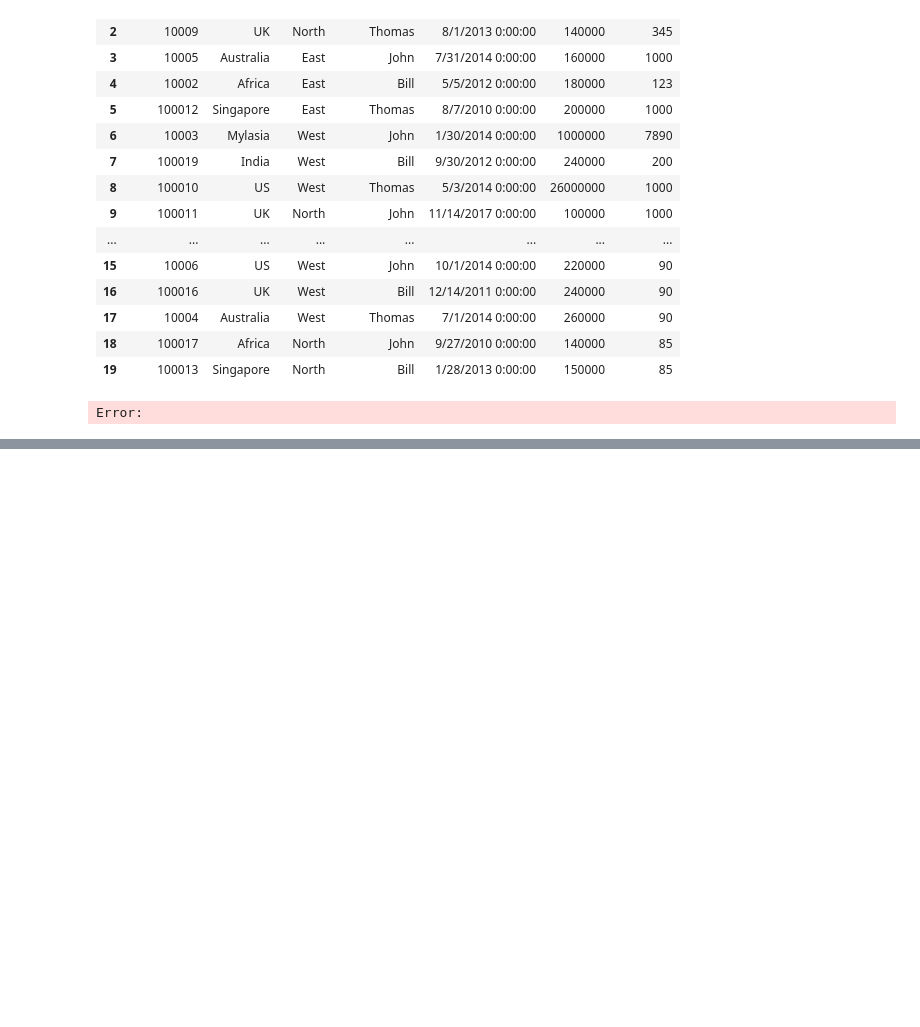
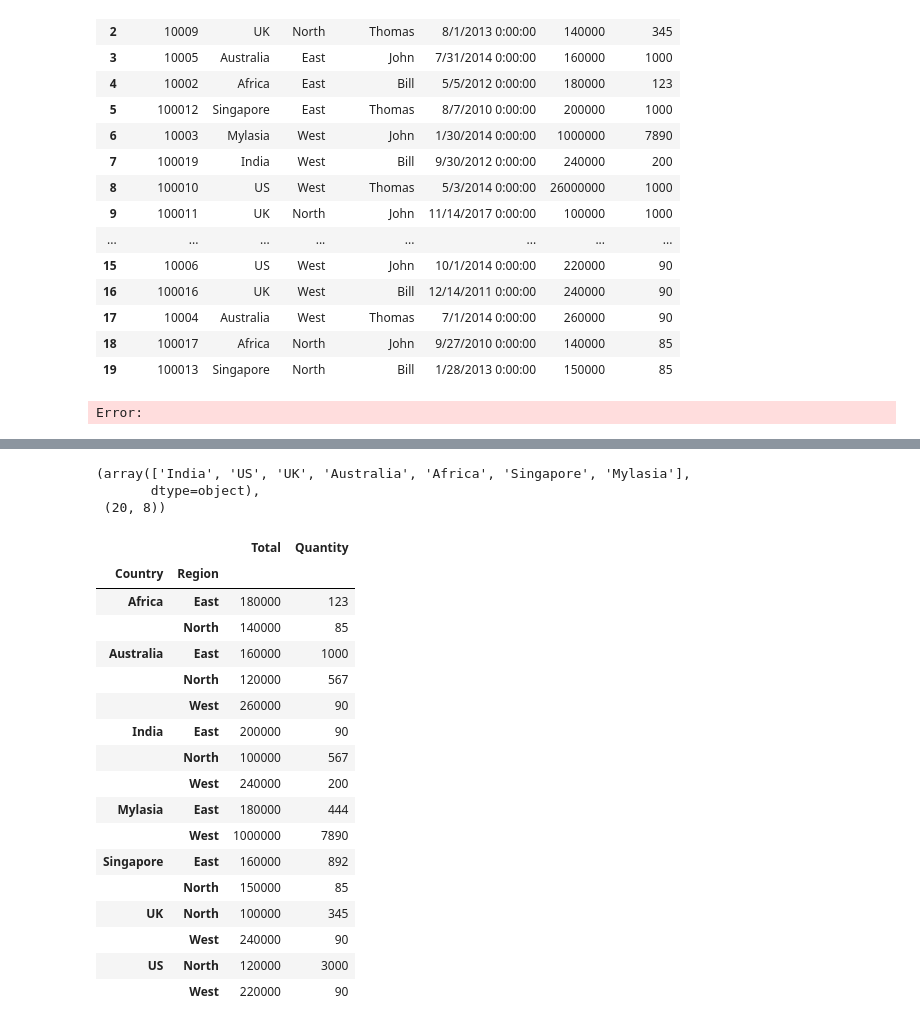
Before and after one commit to rupahli/AIML, a Jupyter notebook: Code/Practice/panda_course.ipynb, the cells around one changed output, grey strips where cells are left out. Drawn from its saved outputs; the diff is of its cells as text; code cells hidden in the pictures; blank space fills up the shorter version.

```diff
--- a/Code/Practice/panda_course.ipynb
+++ b/Code/Practice/panda_course.ipynb
@@ -277,3 +278,17 @@ df
 | 18 | 100017 | Africa | North | John | 9/27/2010 0:00:00 | 140000 | 85 |
 | 19 | 100013 | Singapore | North | Bill | 1/28/2013 0:00:00 | 150000 | 85 |
 Error:
+# %%
+import pandas as pd
+
+df = pd.read_csv("Data/Pandas - Q1 Sales.csv")
+
+df['Date of Purchase'] =  pd.to_datetime(df['Date of Purchase'])
+
+df.head()
+
+df['Bonus'] = df['Total']/100
+
+df['SellingRatio']= df['Total'] / df['Quantity']
+
+df.head()
@@ -279,0 +302,37 @@ Error:
+# %%
+df['Country'].unique(),df.shape # to check unique data in column and see we spearated two commands using ,
+# %% [output]
+(array(['India', 'US', 'UK', 'Australia', 'Africa', 'Singapore', 'Mylasia'],
+       dtype=object),
+ (20, 8))
+# %%
+## group by in pandas
+
+df.groupby('Country').sum(numeric_only=True) # group by country and do sum of all other  numeric columns
+
+##we can group data basis on two columns .. just like in sql if we do group by we have to add aggregatin methods along woth that
+
+df.groupby(['Country','Region']).min()  # as we have two columns so we have given in list []
+
+# now instead of having all columns as display we can mention which column to show post grouping
+
+df.groupby(['Country','Region'])[['Total','Quantity']].min()
+# %% [output]
+|  |  | Total | Quantity |
+| Country | Region |  |  |
+| Africa | East | 180000 | 123 |
+|  | North | 140000 | 85 |
+| Australia | East | 160000 | 1000 |
+|  | North | 120000 | 567 |
+|  | West | 260000 | 90 |
+| India | East | 200000 | 90 |
+|  | North | 100000 | 567 |
+|  | West | 240000 | 200 |
+| Mylasia | East | 180000 | 444 |
+|  | West | 1000000 | 7890 |
+| Singapore | East | 160000 | 892 |
+|  | North | 150000 | 85 |
+| UK | North | 100000 | 345 |
+|  | West | 240000 | 90 |
+| US | North | 120000 | 3000 |
+|  | West | 220000 | 90 |
```
Also changed, not shown: parts of 4 cells of this notebook, 3 other files.
